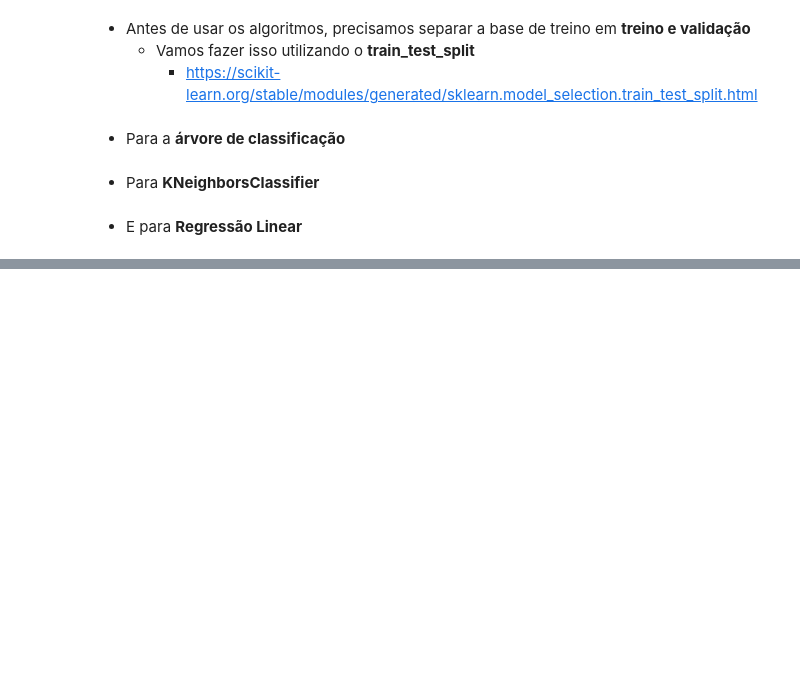
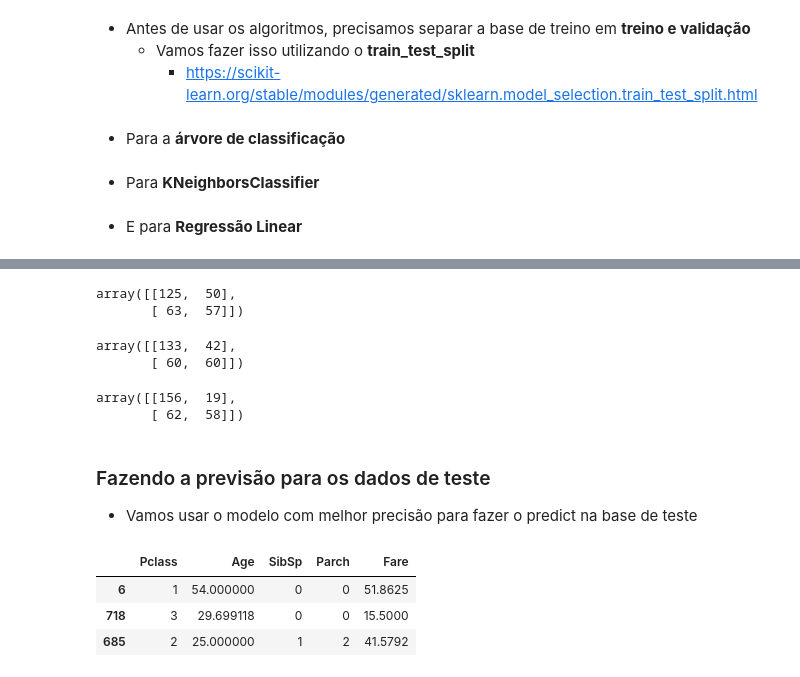
Before and after one commit to Luke-SL/An-lise-do-Titanic, a Jupyter notebook: main.ipynb, the cells around one changed output, grey strips where cells are left out. Cells and saved outputs as stored; diff of their text form; code cells hidden in the pictures; blank space fills up the shorter version.

```diff
--- a/main.ipynb
+++ b/main.ipynb
@@ -339,0 +371,29 @@ y_pred_rl = clf_rl.predict(X_val)
+# %%
+# para a arvore
+confusion_matrix(y_val, y_pred_ac)
+# %% [output]
+array([[125,  50],
+       [ 63,  57]])
+# %%
+# para knn
+confusion_matrix(y_val, y_pred_knn)
+# %% [output]
+array([[133,  42],
+       [ 60,  60]])
+# %%
+# para regressão
+confusion_matrix(y_val, y_pred_rl)
+# %% [output]
+array([[156,  19],
+       [ 62,  58]])
+# %% [markdown]
+### Fazendo a previsão para os dados de teste
+- Vamos usar o modelo com melhor precisão para fazer o predict na base de teste
+# %%
+# Visualizando o X_train
+X_train.head(3)
+# %% [output]
+|  | Pclass | Age | SibSp | Parch | Fare |
+| 6 | 1 | 54.000000 | 0 | 0 | 51.8625 |
+| 718 | 3 | 29.699118 | 0 | 0 | 15.5000 |
+| 685 | 2 | 25.000000 | 1 | 2 | 41.5792 |
```
Also changed, not shown: parts of 13 cells of this notebook.
